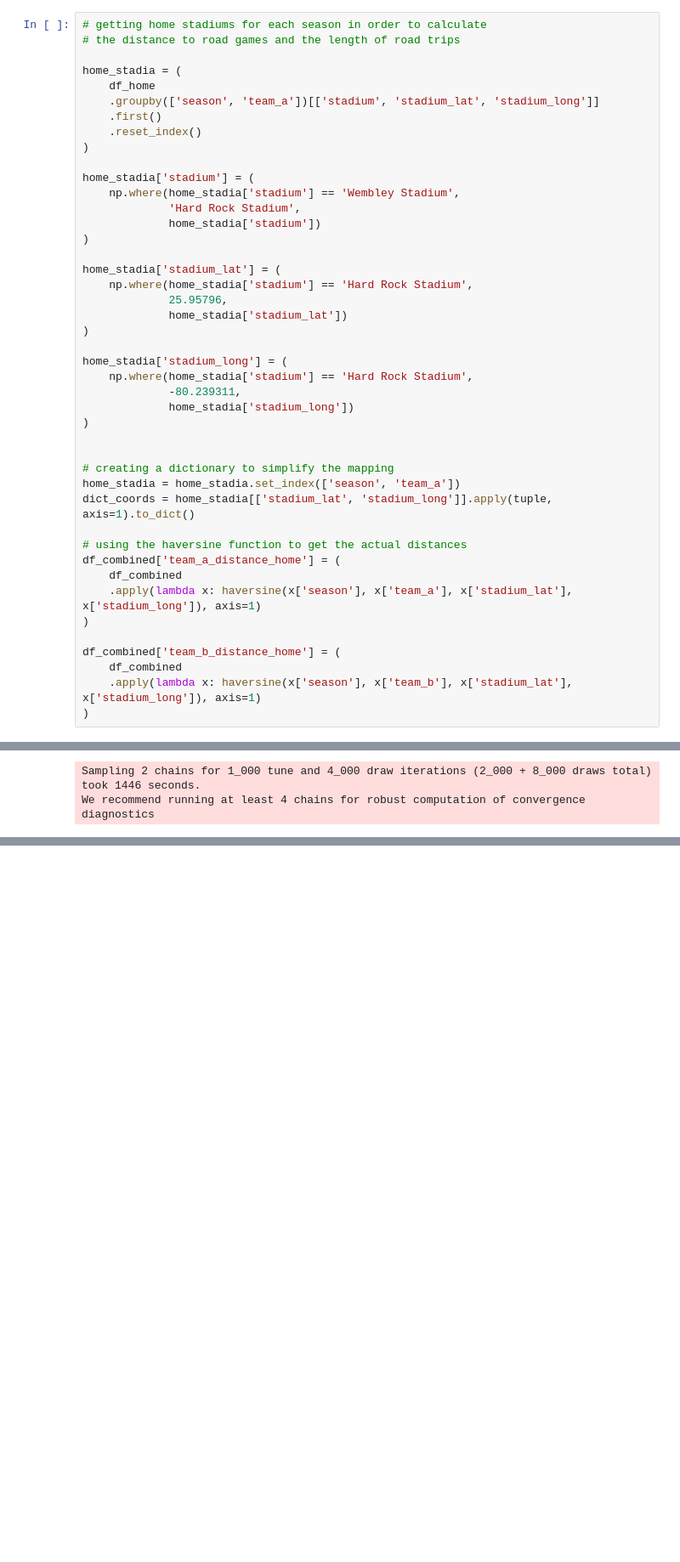
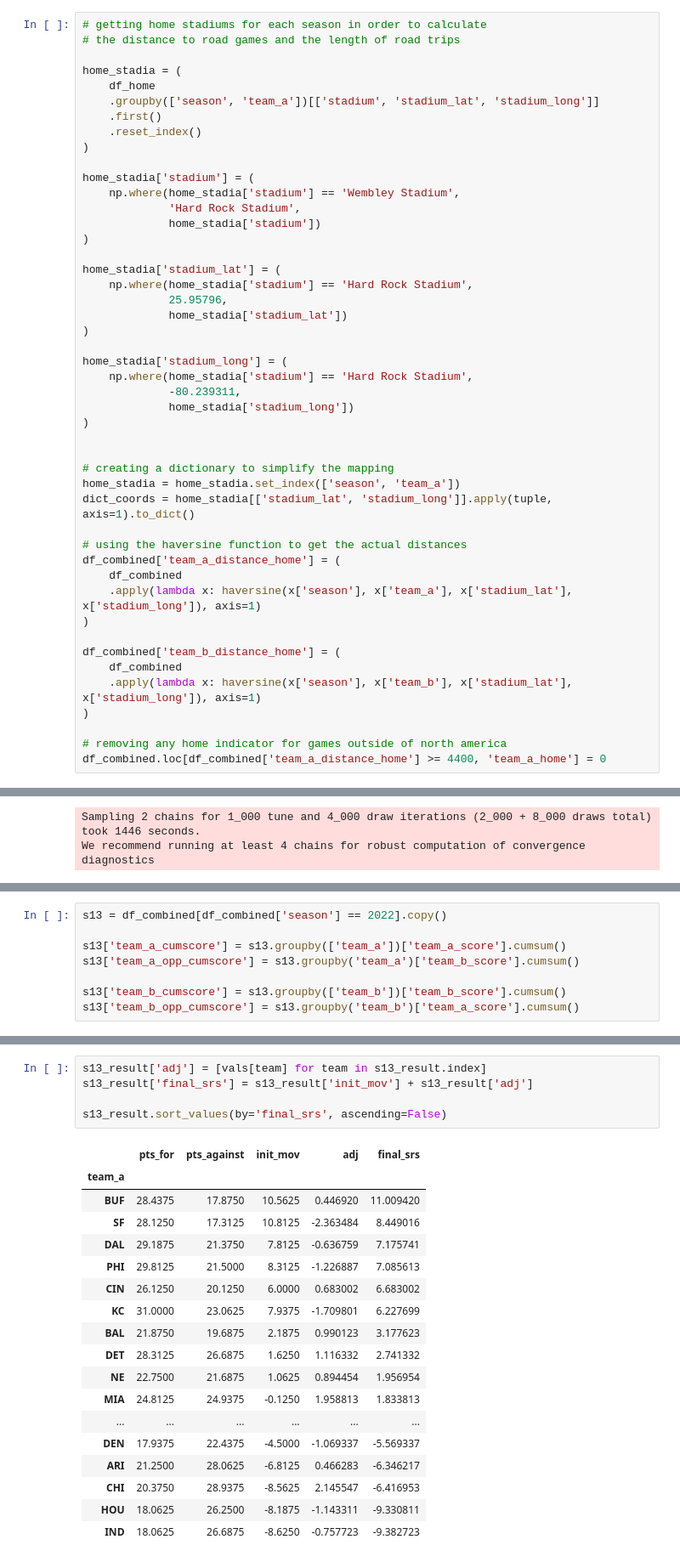
Before and after one commit to yaobviously/nfl_project, a Jupyter notebook: notebooks/games.ipynb, the cells around one changed output, grey strips where cells are left out. Shown at 85% size. Cells and saved outputs as stored; diff of their text form; blank space fills up the shorter version.

```diff
--- a/notebooks/games.ipynb
+++ b/notebooks/games.ipynb
@@ -230,6 +232,9 @@ df_combined['team_b_distance_home'] = (
     df_combined
     .apply(lambda x: haversine(x['season'], x['team_b'], x['stadium_lat'], x['stadium_long']), axis=1)
 )
+
+# removing any home indicator for games outside of north america
+df_combined.loc[df_combined['team_a_distance_home'] >= 4400, 'team_a_home'] = 0
 # %%
 # getting home team win percentage - it includes neutral
 # fields, like tottenham and so on, but that doesnt
@@ -464,0 +460,8 @@ season_df[season_df.index.str.contains('team_b')].sort_values(by=0, ascending=Tr
+# %%
+s13 = df_combined[df_combined['season'] == 2022].copy()
+
+s13['team_a_cumscore'] = s13.groupby(['team_a'])['team_a_score'].cumsum()
+s13['team_a_opp_cumscore'] = s13.groupby('team_a')['team_b_score'].cumsum()
+
+s13['team_b_cumscore'] = s13.groupby(['team_b'])['team_b_score'].cumsum()
+s13['team_b_opp_cumscore'] = s13.groupby('team_b')['team_a_score'].cumsum()
@@ -464,0 +524,24 @@ season_df[season_df.index.str.contains('team_b')].sort_values(by=0, ascending=Tr
+# %%
+s13_result['adj'] = [vals[team] for team in s13_result.index]
+s13_result['final_srs'] = s13_result['init_mov'] + s13_result['adj']
+
+s13_result.sort_values(by='final_srs', ascending=False)
+# %% [output]
+|  | pts_for | pts_against | init_mov | adj | final_srs |
+| team_a |  |  |  |  |  |
+| BUF | 28.4375 | 17.8750 | 10.5625 | 0.446920 | 11.009420 |
+| SF | 28.1250 | 17.3125 | 10.8125 | -2.363484 | 8.449016 |
+| DAL | 29.1875 | 21.3750 | 7.8125 | -0.636759 | 7.175741 |
+| PHI | 29.8125 | 21.5000 | 8.3125 | -1.226887 | 7.085613 |
+| CIN | 26.1250 | 20.1250 | 6.0000 | 0.683002 | 6.683002 |
+| KC | 31.0000 | 23.0625 | 7.9375 | -1.709801 | 6.227699 |
+| BAL | 21.8750 | 19.6875 | 2.1875 | 0.990123 | 3.177623 |
+| DET | 28.3125 | 26.6875 | 1.6250 | 1.116332 | 2.741332 |
+| NE | 22.7500 | 21.6875 | 1.0625 | 0.894454 | 1.956954 |
+| MIA | 24.8125 | 24.9375 | -0.1250 | 1.958813 | 1.833813 |
+| ... | ... | ... | ... | ... | ... |
+| DEN | 17.9375 | 22.4375 | -4.5000 | -1.069337 | -5.569337 |
+| ARI | 21.2500 | 28.0625 | -6.8125 | 0.466283 | -6.346217 |
+| CHI | 20.3750 | 28.9375 | -8.5625 | 2.145547 | -6.416953 |
+| HOU | 18.0625 | 26.2500 | -8.1875 | -1.143311 | -9.330811 |
+| IND | 18.0625 | 26.6875 | -8.6250 | -0.757723 | -9.382723 |
```
Also changed, not shown: parts of 21 cells of this notebook.
